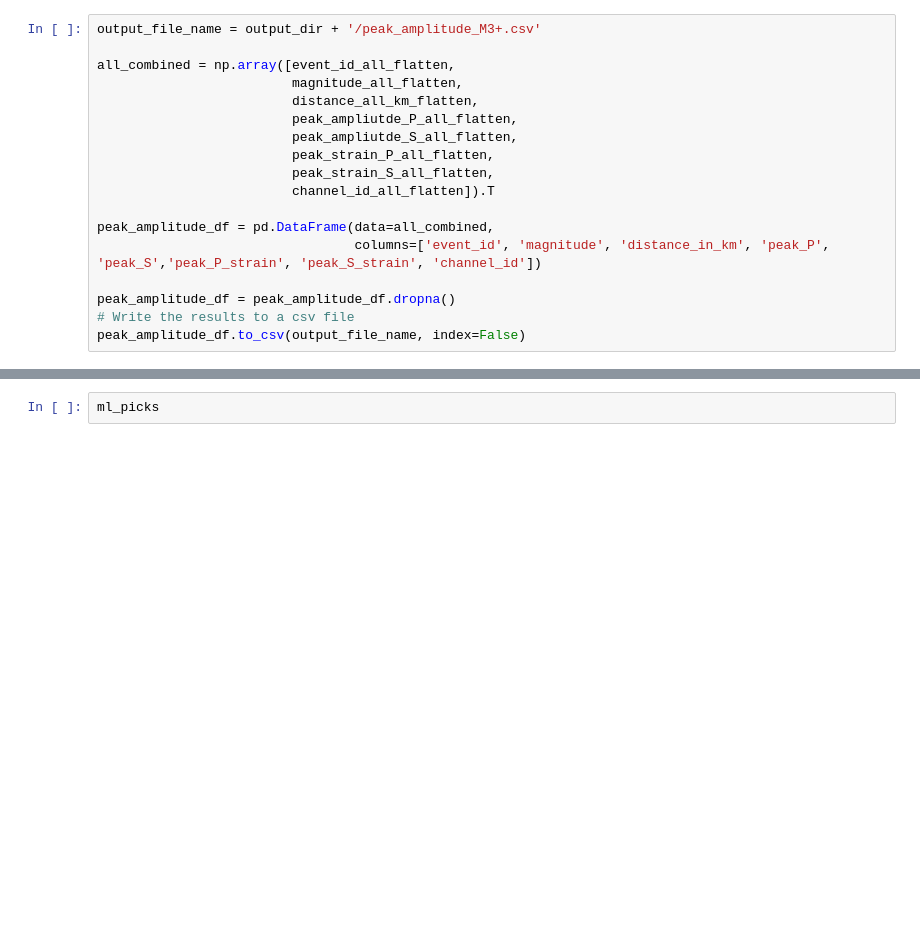
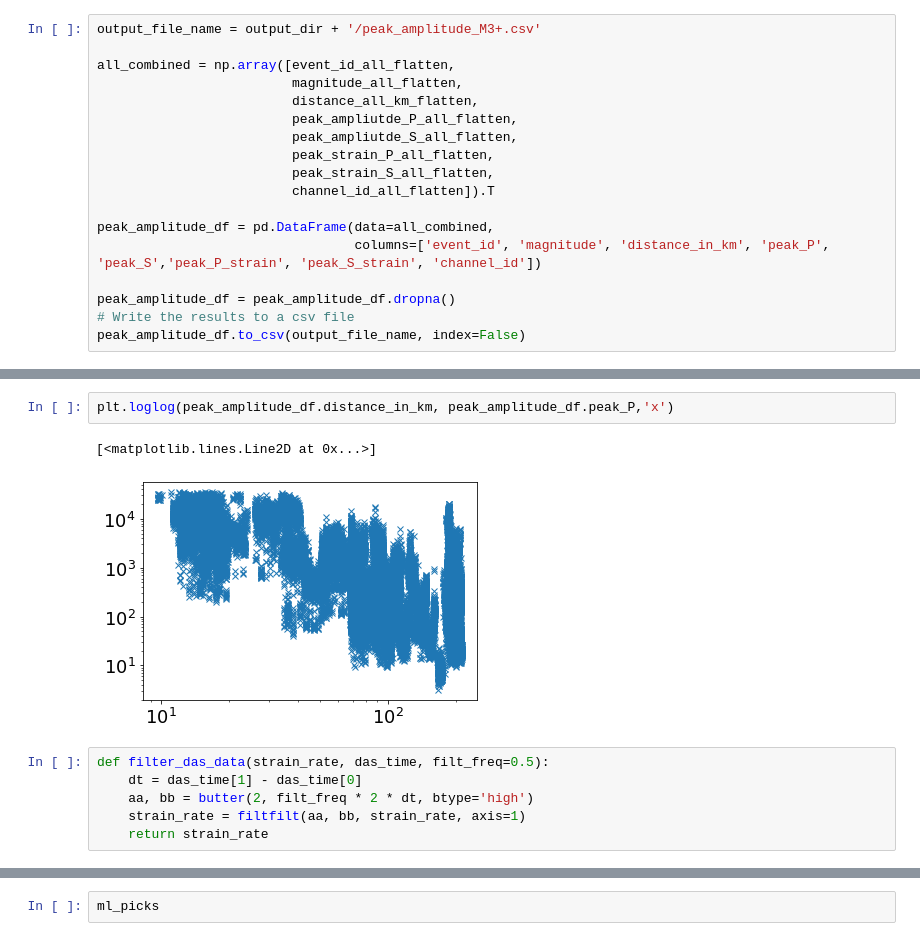
Before and after one commit to yinjiuxun/das-strain-scaling, a Jupyter notebook: jupyter_notebooks/Olancha_extract_peak_amplitude.ipynb, the cells around one changed output, grey strips where cells are left out. Cells and saved outputs as stored; diff of their text form; blank space fills up the shorter version.

Commit message:
Work on new Olancha data

```diff
--- a/jupyter_notebooks/Olancha_extract_peak_amplitude.ipynb
+++ b/jupyter_notebooks/Olancha_extract_peak_amplitude.ipynb
@@ -914 +922,12 @@ peak_amplitude_df.event_id.unique().shape
+# %%
+plt.loglog(peak_amplitude_df.distance_in_km, peak_amplitude_df.peak_P,'x')
+# %% [output]
+[<matplotlib.lines.Line2D at 0x...>]
+[figure, added]
+# %%
+def filter_das_data(strain_rate, das_time, filt_freq=0.5):
+    dt = das_time[1] - das_time[0]
+    aa, bb = butter(2, filt_freq * 2 * dt, btype='high')
+    strain_rate = filtfilt(aa, bb, strain_rate, axis=1)
+    return strain_rate
 # %%
```
Also changed, not shown: parts of 7 cells of this notebook.
